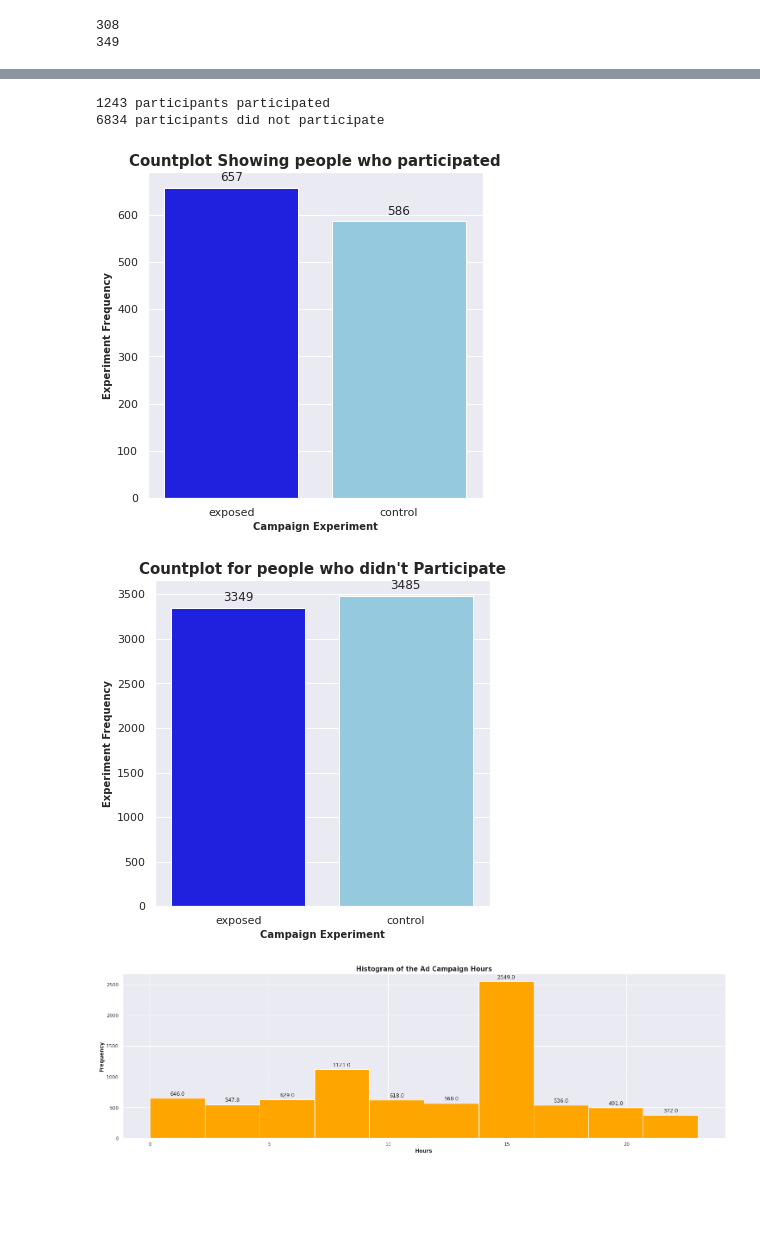
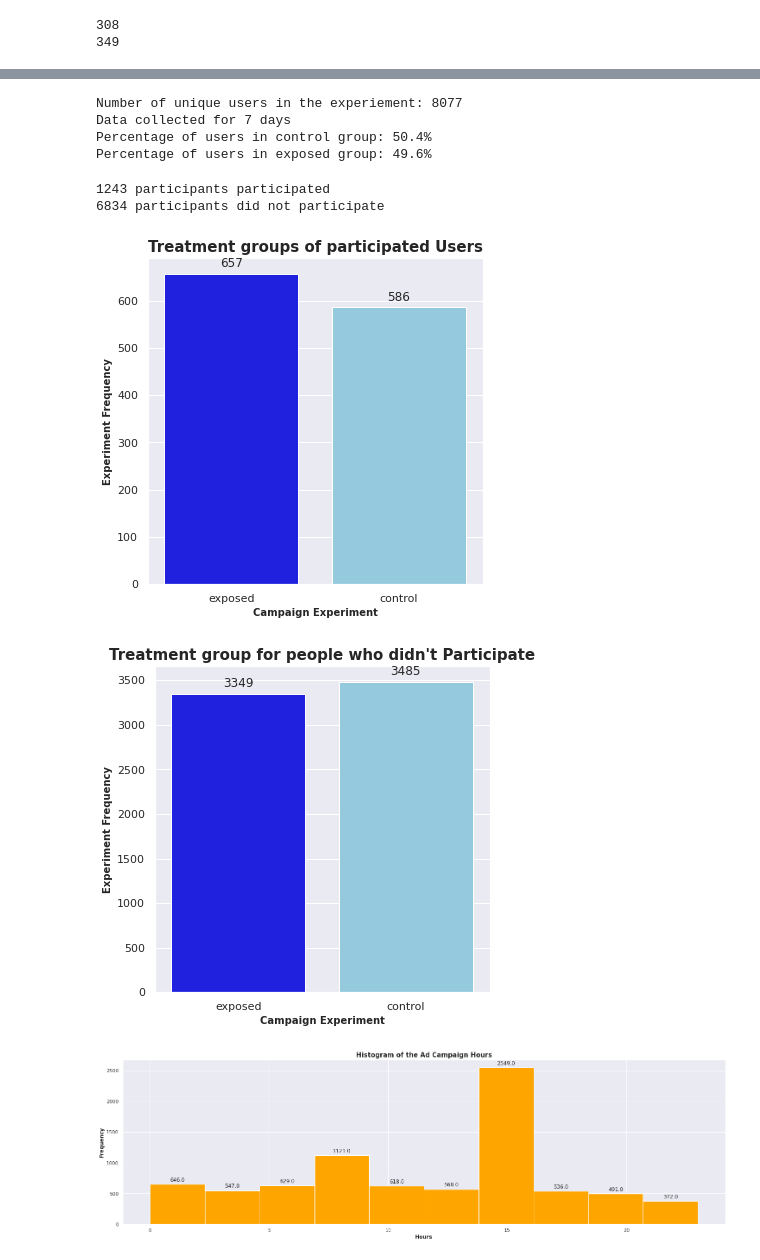
Before and after one commit to wakura-mbuya/abtest-mlops, a Jupyter notebook: notebooks/overview.ipynb, the cells around one changed output, grey strips where cells are left out. Drawn from its saved outputs; the diff is of its cells as text; code cells hidden in the pictures; blank space fills up the shorter version.

```diff
--- a/notebooks/overview.ipynb
+++ b/notebooks/overview.ipynb
@@ -113,3 +105,19 @@ sns.countplot(df.no, hue=df.experiment)
+# %%
+start_date = datetime.datetime.strptime(df['date'].min(), '%Y-%m-%d')
+end_date = datetime.datetime.strptime(df['date'].max(), '%Y-%m-%d')
+date_duration = (end_date - start_date).days
+
+
+print(f"Number of unique users in the experiement: {df['auction_id'].nunique()}")
+print(f"Data collected for {date_duration} days")
+print(f"Percentage of users in control group: {round(df[df['experiment'] == 'control']['auction_id'].nunique() / df['auction_id'].nunique() * 100, 2)}%")
+print(f"Percentage of users in exposed group: {round(df[df['experiment'] == 'exposed']['auction_id'].nunique() / df['auction_id'].nunique() * 100, 2)}%")
+# print(f"Percentage of users who have clicked on the link: {round(df['yes'].sum()/df['yes'].count()*100, 2)}%")
+# %% [output]
+Number of unique users in the experiement: 8077
+Data collected for 7 days
+Percentage of users in control group: 50.4%
+Percentage of users in exposed group: 49.6%
 # %%
 # Divide into participated and non-participated
 participated_df = df[~((df['yes']== 0) & (df['no']== 0))]
@@ -123,17 +131,17 @@ print(f"{nparticipated_df.shape[0]} participants did not participate")
 # %%
 #seaborn countplot to show the ad campaign experiment
 plt.figure(figsize=(6,6))
 sns.set(style="darkgrid")
 ax = sns.countplot(x="experiment", palette=["blue", "skyblue"], data=participated_df)
 
 #getting the values of the data
 pl.get_value(ax)
 
 #set the figure paremeters
-pl.fig_att(ax, "Countplot Showing people who participated",
+pl.fig_att(ax, "Treatment groups of participated Users",
         "Campaign Experiment", "Experiment Frequency", 15, 10, "bold")
 # %% [output]
-[figure, old version]
+[figure, new version]
 # %%
 #seaborn countplot to show the ad campaign experiment
 plt.figure(figsize=(6,6))
@@ -143,10 +151,10 @@ ax = sns.countplot(x="experiment", palette=["blue", "skyblue"], data=nparticipat
 pl.get_value(ax)
 
 #set the figure paremeters
-pl.fig_att(ax, "Countplot for people who didn't Participate",
+pl.fig_att(ax, "Treatment group for people who didn't Participate",
         "Campaign Experiment", "Experiment Frequency", 15, 10, "bold")
 # %% [output]
-[figure, old version]
+[figure, new version]
 # %%
 # time distribution for the AD campaign
 hour_plot = df.hour.plot(kind='hist', color='orange', figsize=(25,7))
```
Also changed, not shown: parts of 59 cells of this notebook, 1 other file.
